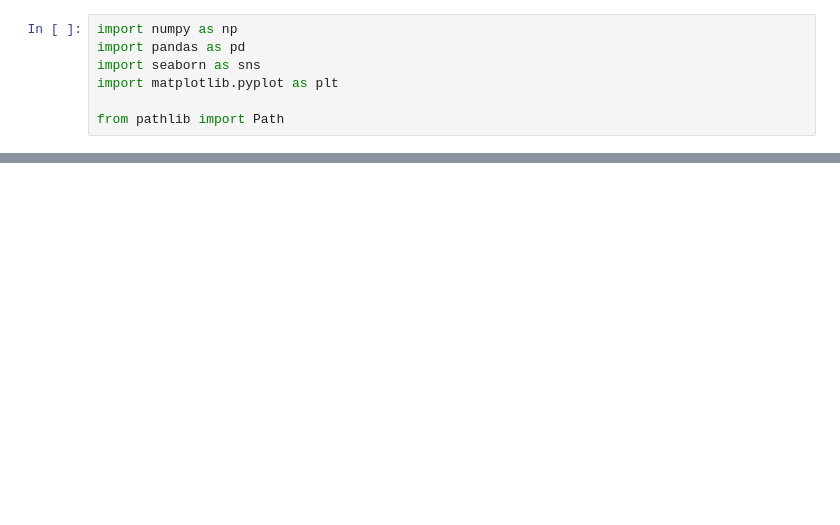
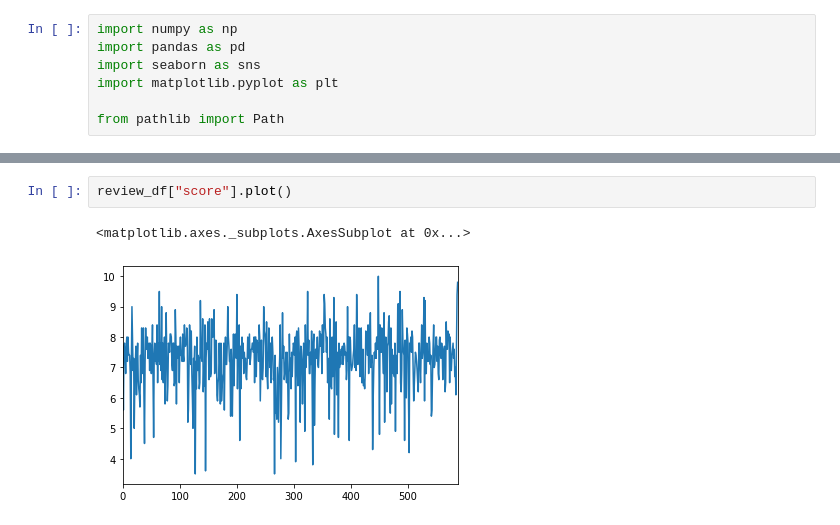
Before and after one commit to mickey-is-codin/pitchfork-predictor, a Jupyter notebook: eda/notebooks/review_eda.ipynb, the cells around one changed output, grey strips where cells are left out. Saved outputs shown, nothing was run; the diff lists cells and outputs as text; blank space fills up the shorter version.

```diff
--- a/eda/notebooks/review_eda.ipynb
+++ b/eda/notebooks/review_eda.ipynb
@@ -23,0 +51,5 @@ KeyError: 'album'
+# %%
+review_df["score"].plot()
+# %% [output]
+<matplotlib.axes._subplots.AxesSubplot at 0x...>
+[figure, added]
```
Also changed, not shown: parts of 4 cells of this notebook, 1 other file.
